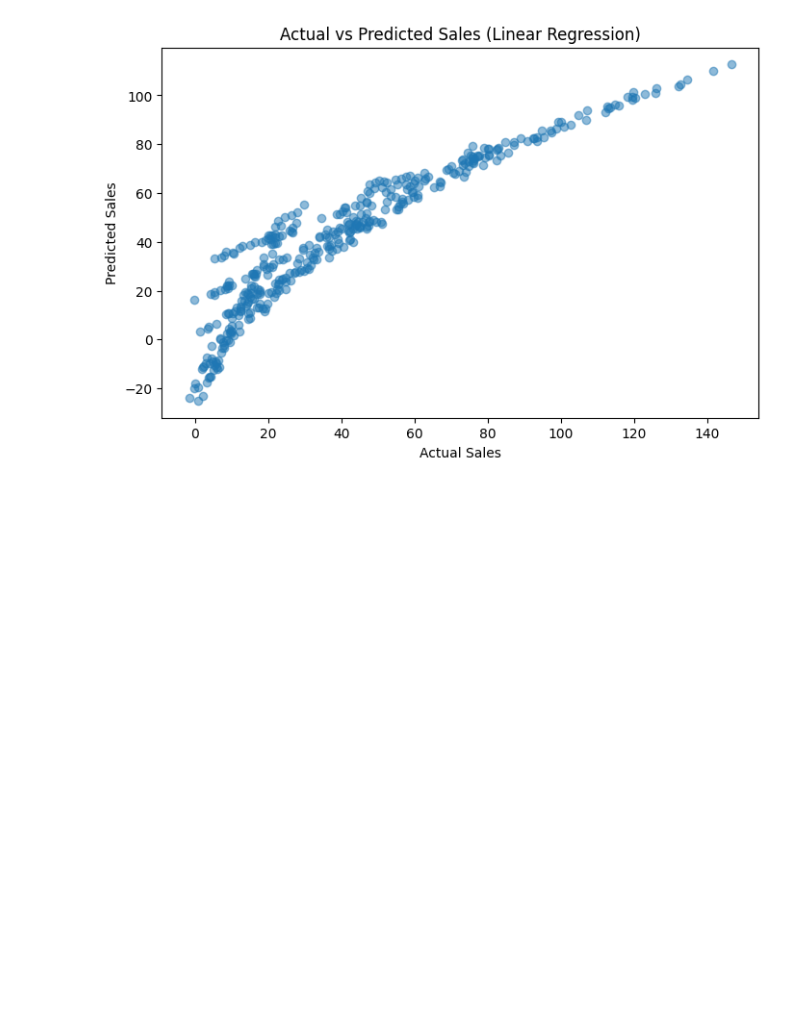
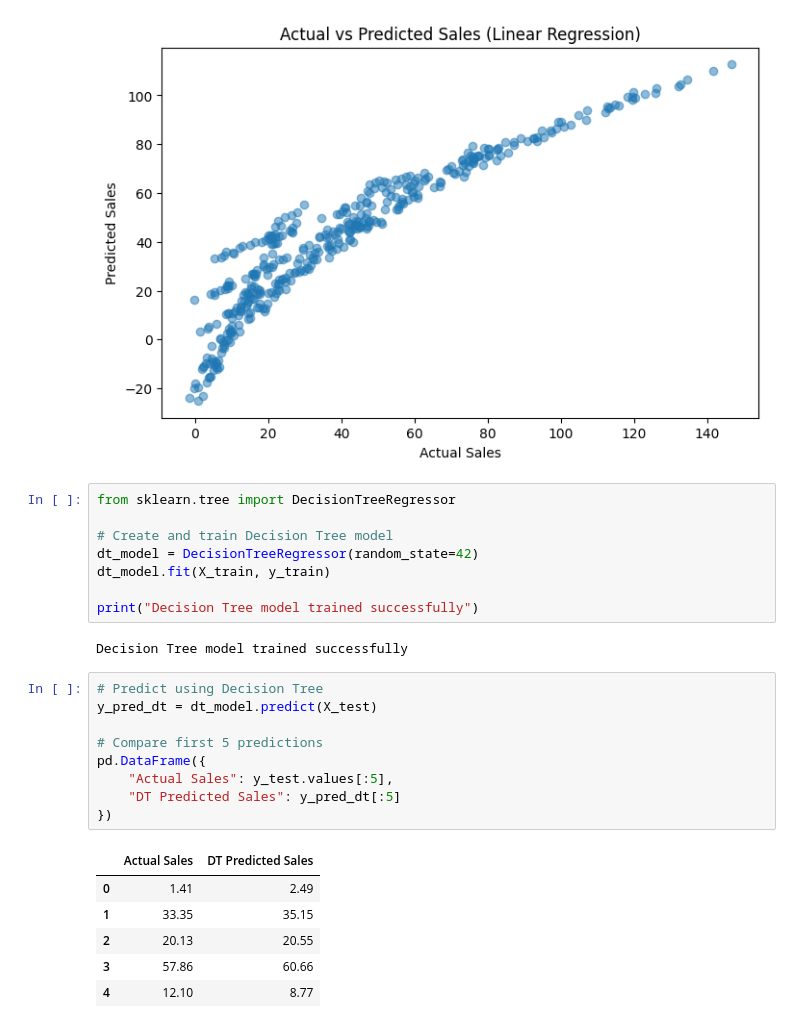
Before and after one commit to Kiruthigabalasubramani/Retail-store-sales-prediction, a Jupyter notebook: notebook/eda.ipynb, the cells around one changed output. Drawn from its saved outputs; the diff is of its cells as text; blank space fills up the shorter version.

```diff
--- a/notebook/eda.ipynb
+++ b/notebook/eda.ipynb
@@ -154,3 +154,29 @@ plt.title("Actual vs Predicted Sales (Linear Regression)")
 plt.show()
 # %% [output]
 [figure]
+# %%
+from sklearn.tree import DecisionTreeRegressor
+
+# Create and train Decision Tree model
+dt_model = DecisionTreeRegressor(random_state=42)
+dt_model.fit(X_train, y_train)
+
+print("Decision Tree model trained successfully")
+# %% [output]
+Decision Tree model trained successfully
+# %%
+# Predict using Decision Tree
+y_pred_dt = dt_model.predict(X_test)
+
+# Compare first 5 predictions
+pd.DataFrame({
+    "Actual Sales": y_test.values[:5],
+    "DT Predicted Sales": y_pred_dt[:5]
+})
+# %% [output]
+|  | Actual Sales | DT Predicted Sales |
+| 0 | 1.41 | 2.49 |
+| 1 | 33.35 | 35.15 |
+| 2 | 20.13 | 20.55 |
+| 3 | 57.86 | 60.66 |
+| 4 | 12.10 | 8.77 |
```
Also changed, not shown: parts of 4 cells of this notebook.
